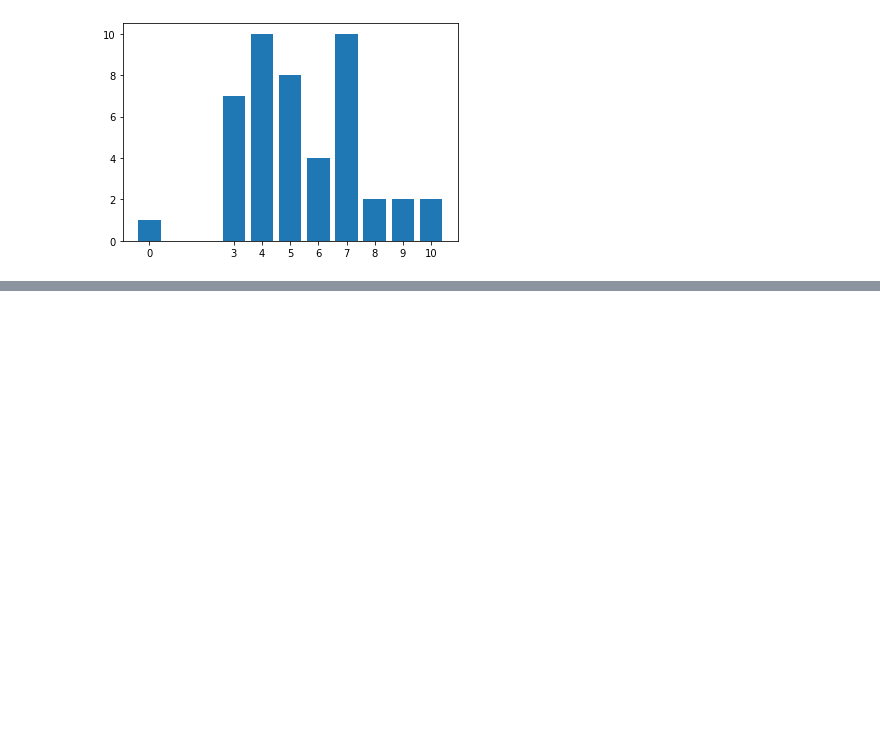
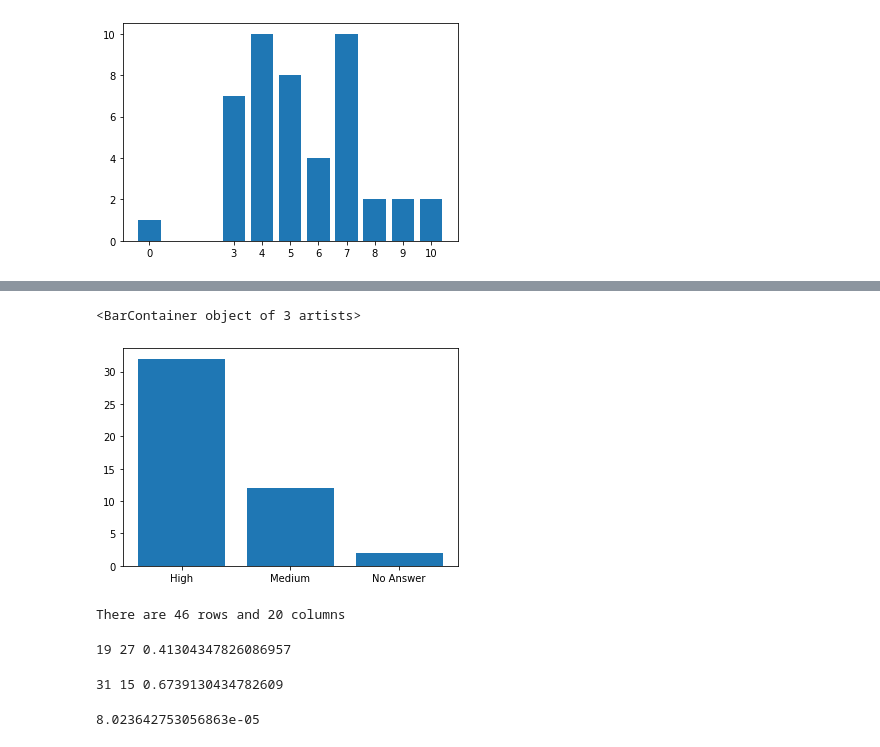
Before and after one commit to Chanidul/SI-Project, a Jupyter notebook: SICode.ipynb, the cells around one changed output, grey strips where cells are left out. Saved outputs shown, nothing was run; the diff lists cells and outputs as text; code cells hidden in the pictures; blank space fills up the shorter version.

```diff
--- a/SICode.ipynb
+++ b/SICode.ipynb
@@ -459,0 +463,5 @@ KeyError: ('atm', 'internet', 'pos')
+# %%
+plt.bar(label_internet,data_internet)
+# %% [output]
+<BarContainer object of 3 artists>
+[figure, added]
@@ -459,0 +472,62 @@ KeyError: ('atm', 'internet', 'pos')
+# %%
+df_use.head()
+print("There are {} rows and {} columns".format(df_use.shape[0],df_use.shape[1]))
+# %% [output]
+There are 46 rows and 20 columns
+# %%
+high_competant = (df_use['knowledge']) > 7
+# print(high_competent)
+df_use1 = df_use[high_competant]
+#print(df_use1)
+df_use2 = df_use[~df_use.index.isin(df_use1.index)]
+#print(df_use1['knowledge'])
+#count of high knowledge
+hi =df_use1['knowledge'].count()
+#count of low knowledge
+lo =df_use2['knowledge'].count()
+#total count
+tot =df_use['knowledge'].count()
+#proportion of high knowlege count in the sample
+phi = hi/tot
+print(hi,lo,phi)
+# %% [output]
+19 27 0.41304347826086957
+# %%
+group2535 = (df_use['agegroup']) == '25-35'
+#print(group2535)
+df_use3 = df_use[group2535]
+#print(df_use3)
+df_use4 = df_use[~df_use.index.isin(df_use3.index)]
+#print(df_use4)
+
+#count of people in age group 25-35
+group1 = df_use3['agegroup'].count()
+#count of people not in 25-35 age group
+group2 = df_use4['agegroup'].count()
+#total count
+tot1 =df_use['agegroup'].count()
+#proportion of 25-35 from sample
+age2535 = group1/tot1
+print(group1,group2,age2535)
+# %% [output]
+31 15 0.6739130434782609
+# %%
+from scipy import stats as st
+#HYPHOTESIS TEST OF SURVEY DATA
+#Check whether 25-35 group has the highest know-how on mobile banking
+
+SE = math.sqrt(((1-age2535)*age2535)/46)
+Z = (phi-age2535)/SE
+
+p_value = st.norm.sf(abs(Z))
+print(p_value)
+
+#Since nP0 >10 &    n(1-P0 ) > 10 P value is estimated in Z distribution
+
+
+#P1	Proportion of sample between 25-35  that has above expected knowledge in mobile 	banking
+#P2	Proportion of sample between doesn’t belong to 25-35  that has above average 	knowledge in mobile banking
+
+#significance level is 0.05
+# %% [output]
+8.023642753056863e-05
```
Also changed, not shown: parts of 7 cells of this notebook.
